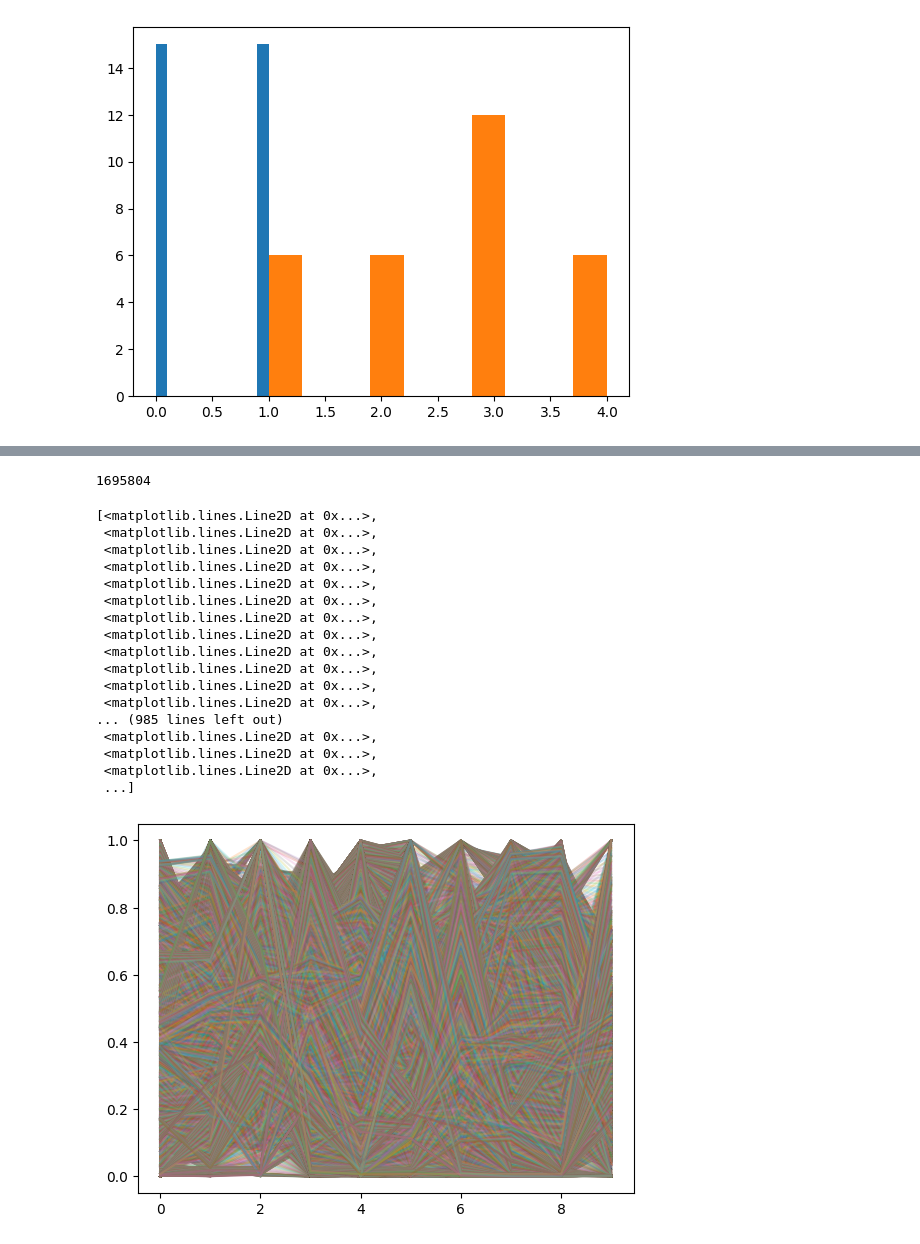
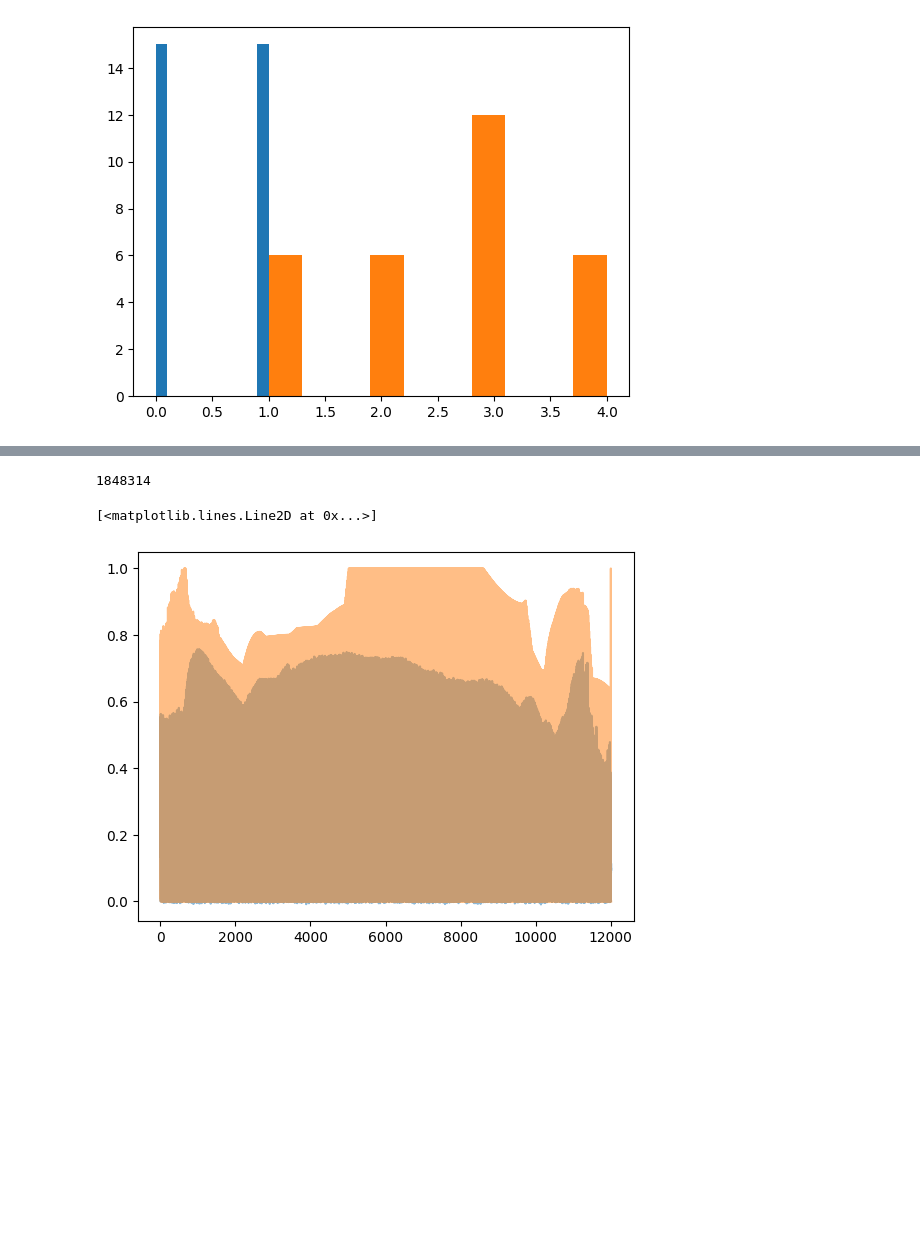
Before and after one commit to ericfonseca95/kmk, a Jupyter notebook: notebooks/TAMTAM_ai frames.ipynb, the cells around one changed output, grey strips where cells are left out. Drawn from its saved outputs; the diff is of its cells as text; code cells hidden in the pictures; blank space fills up the shorter version.

```diff
--- a/notebooks/TAMTAM_ai frames.ipynb
+++ b/notebooks/TAMTAM_ai frames.ipynb
@@ -67,7 +67,7 @@ config = {
     'input_dim': X.shape[1],
     'is_VAE': True,
     'batch_size':int(len(X)/10),
-    'epochs':101,
+    'epochs':21,
     'verbose':10,
     'latent_dim': 2,
     'lr_init':5e-4,
@@ -135,30 +141,14 @@ reg.estimator
 # get the number of learnable parameters
 sum(p.numel() for p in reg.estimator.parameters() if p.requires_grad)
 # %% [output]
-1695804
+1848314
 # %%
 pred = reg.estimator(X)[0].detach().numpy()
-plt.plot(pred[0:10])
-plt.plot(X[0:10], alpha=0.2)
+plt.plot(pred[0], alpha=0.5)
+plt.plot(X[0], alpha=0.5)
 # %% [output]
-[<matplotlib.lines.Line2D at 0x...>,
- <matplotlib.lines.Line2D at 0x...>,
- <matplotlib.lines.Line2D at 0x...>,
- <matplotlib.lines.Line2D at 0x...>,
- <matplotlib.lines.Line2D at 0x...>,
- <matplotlib.lines.Line2D at 0x...>,
- <matplotlib.lines.Line2D at 0x...>,
- <matplotlib.lines.Line2D at 0x...>,
- <matplotlib.lines.Line2D at 0x...>,
- <matplotlib.lines.Line2D at 0x...>,
- <matplotlib.lines.Line2D at 0x...>,
- <matplotlib.lines.Line2D at 0x...>,
-... (985 lines left out)
- <matplotlib.lines.Line2D at 0x...>,
- <matplotlib.lines.Line2D at 0x...>,
- <matplotlib.lines.Line2D at 0x...>,
- ...]
+[<matplotlib.lines.Line2D at 0x...>]
-[figure, old version]
+[figure, new version]
 # %%
 plt.scatter(X.reshape(-1, 1), pred.reshape(-1, 1), edgecolors='k', alpha=0.2)
 from sklearn.metrics import r2_score
```
Also changed, not shown: parts of 6 cells of this notebook, 12 other files.
